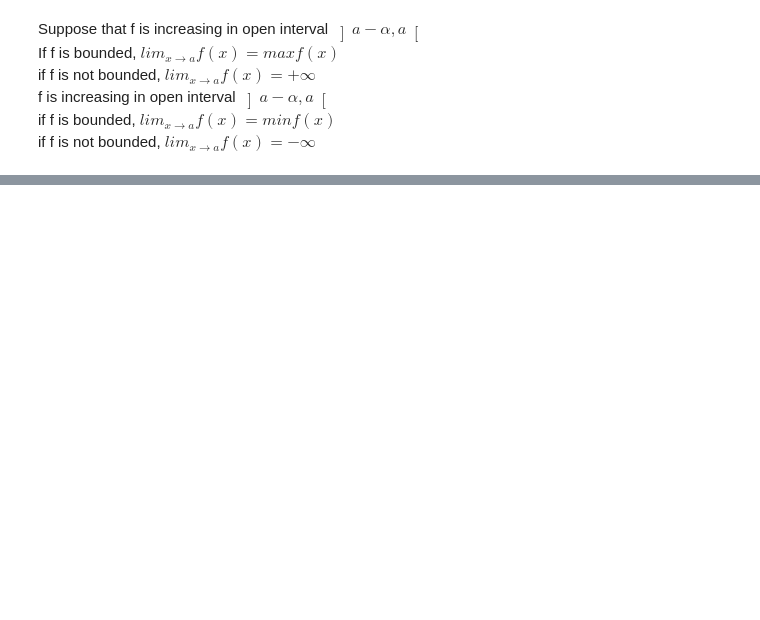
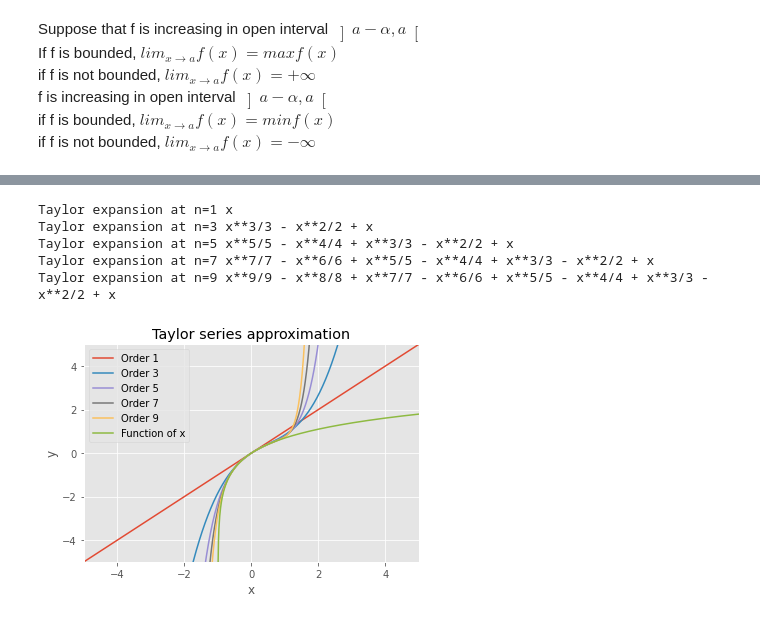
Before and after one commit to babushkai/Data-ScienceTech-Institute, a Jupyter notebook: Math_Refresh_Pr_Jacques_BLUM.ipynb, the cells around one changed output, grey strips where cells are left out. Cells and saved outputs as stored; diff of their text form; code cells hidden in the pictures; blank space fills up the shorter version.

```diff
--- a/Math_Refresh_Pr_Jacques_BLUM.ipynb
+++ b/Math_Refresh_Pr_Jacques_BLUM.ipynb
@@ -432,0 +653,54 @@ Consequence: \
+# %%
+import sympy as sy
+import numpy as np
+from sympy.functions import sin, cos, ln
+import matplotlib.pyplot as plt
+
+# Factorial function
+def factorial(n):
+    if n <= 0:
+        return 1
+    else:
+        return n * factorial(n - 1)
+
+# Taylor approximation at x0 of the function 'function'
+def taylor(function, x0, n, x = sy.Symbol('x')):
+    i = 0
+    p = 0
+    while i <= n:
+        p = p + (function.diff(x, i).subs(x, x0))/(factorial(i))*(x - x0)**i
+        i += 1
+    return p
+
+def plot(f, x0 = 0, n = 9, by = 2, x_lims = [-5, 5], y_lims = [-5, 5], npoints = 800, x = sy.Symbol('x')):
+    x1 = np.linspace(x_lims[0], x_lims[1], npoints)
+    # Approximate up until n starting from 1 and using steps of by
+    for j in range(1, n + 1, by):
+        func = taylor(f, x0, j)
+        taylor_lambda = sy.lambdify(x, func, "numpy")
+        print('Taylor expansion at n=' + str(j), func)
+        plt.plot(x1, taylor_lambda(x1), label = 'Order '+ str(j))
+    # Plot the function to approximate (sine, in this case)
+    func_lambda = sy.lambdify(x, f, "numpy")
+    plt.plot(x1, func_lambda(x1), label = 'Function of x')
+
+    plt.xlim(x_lims)
+    plt.ylim(y_lims)
+    plt.xlabel('x')
+    plt.ylabel('y')
+    plt.legend()
+    plt.grid(True)
+    plt.title('Taylor series approximation')
+    plt.show()
+
+# Define the variable and the function to approximate
+x = sy.Symbol('x')
+f = ln(1 + x)
+plot(f)
+# %% [output]
+Taylor expansion at n=1 x
+Taylor expansion at n=3 x**3/3 - x**2/2 + x
+Taylor expansion at n=5 x**5/5 - x**4/4 + x**3/3 - x**2/2 + x
+Taylor expansion at n=7 x**7/7 - x**6/6 + x**5/5 - x**4/4 + x**3/3 - x**2/2 + x
+Taylor expansion at n=9 x**9/9 - x**8/8 + x**7/7 - x**6/6 + x**5/5 - x**4/4 + x**3/3 - x**2/2 + x
+[figure, added]
```
Also changed, not shown: parts of 50 cells of this notebook, 3 other files.
